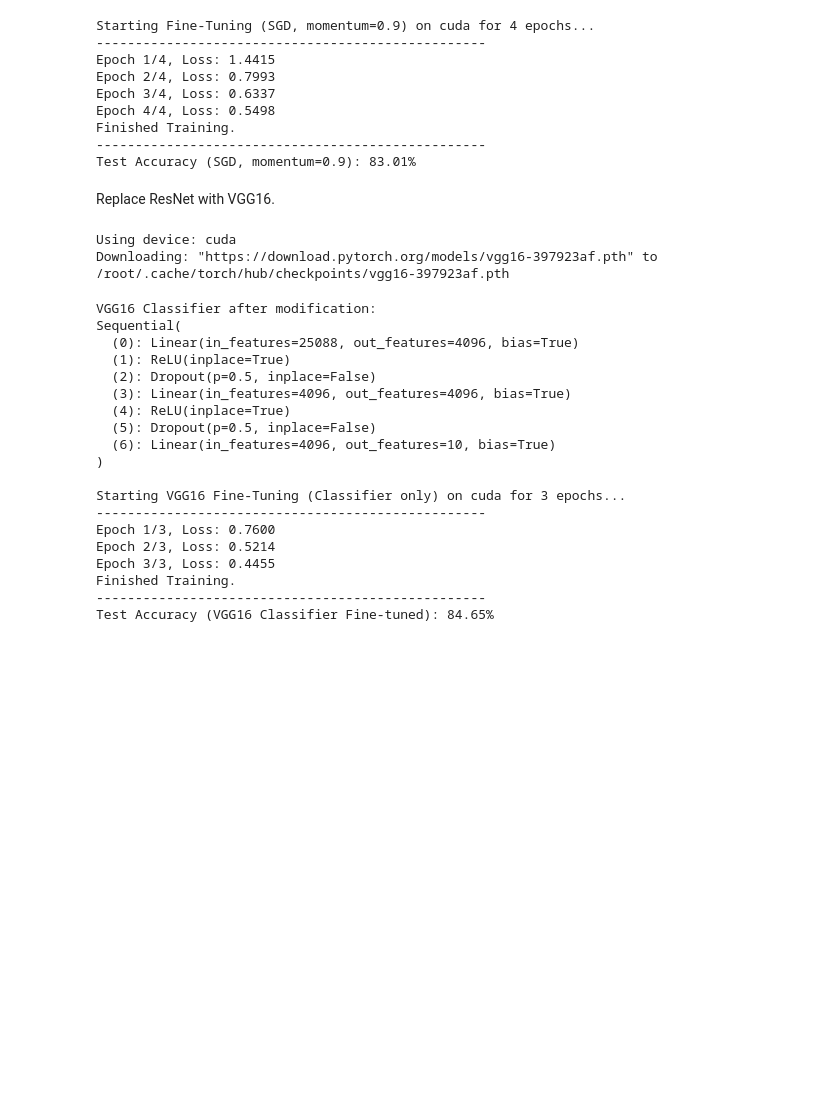
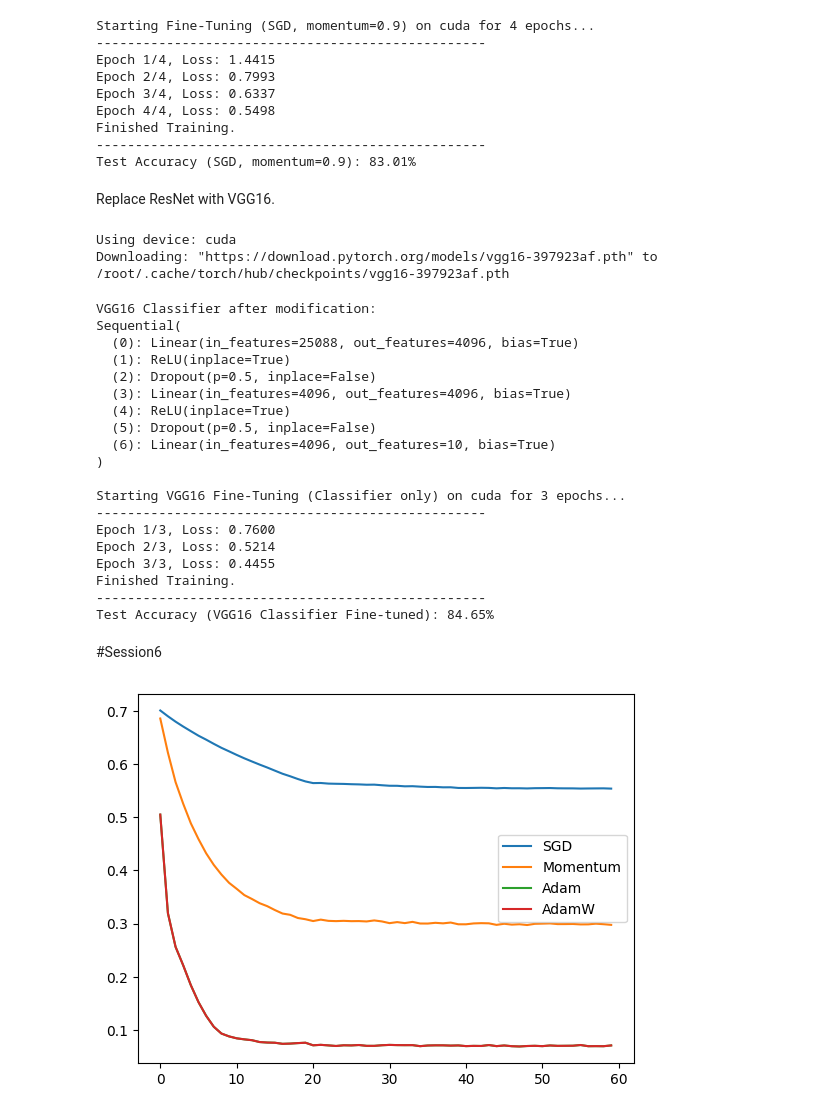
Before and after one commit to AliSalimkhani/DeepNN_Course2025, a Jupyter notebook: DeepNN.ipynb, the cells around one changed output. Saved outputs shown, nothing was run; the diff lists cells and outputs as text; code cells hidden in the pictures; blank space fills up the shorter version.

```diff
--- a/DeepNN.ipynb
+++ b/DeepNN.ipynb
@@ -1641,3 +1641,82 @@ Epoch 3/3, Loss: 0.4455
 Finished Training.
 --------------------------------------------------
 Test Accuracy (VGG16 Classifier Fine-tuned): 84.65%
+# %% [markdown]
+#Session6
+# %%
+import torch, torch.nn as nn, torch.optim as optim
+from torch.optim import lr_scheduler
+from sklearn.datasets import make_moons
+import matplotlib.pyplot as plt
+from torch.utils.data import TensorDataset, DataLoader
+
+X, y = make_moons(n_samples=2000, noise=0.2, random_state=0)
+X = torch.tensor(X, dtype=torch.float32)
+y = torch.tensor(y, dtype=torch.long)
+ds = TensorDataset(X, y)
+loader = DataLoader(ds, batch_size=128, shuffle=True)
+
+class MLP(nn.Module):
+    def __init__(self):
+        super().__init__()
+        self.net = nn.Sequential(
+            nn.Linear(2, 128),
+            nn.ReLU(),
+            nn.Linear(128, 128),
+            nn.ReLU(),
+            nn.Linear(128, 2)
+        )
+    def forward(self, x):
+        return self.net(x)
+
+def train_optimizer(opt_name, lr=1e-3, epochs=60):
+    torch.manual_seed(0)
+    model = MLP()
+
+    if opt_name == 'sgd':
+        opt = optim.SGD(model.parameters(), lr=lr)
+    elif opt_name == 'sgd_mom':
+        opt = optim.SGD(model.parameters(), lr=lr, momentum=0.9)
+    elif opt_name == 'adam':
+        opt = optim.Adam(model.parameters(), lr=lr)
+    elif opt_name == 'adamw':
+        opt = optim.AdamW(model.parameters(), lr=lr, weight_decay=1e-4)
+    else:
+        raise ValueError(opt_name)
+
+    loss_fn = nn.CrossEntropyLoss()
+
+    sched = lr_scheduler.StepLR(opt, step_size=20, gamma=0.1)
+
+    losses = []
+    for epoch in range(epochs):
+        epoch_loss = 0.0
+
+        for xb, yb in loader:
+            opt.zero_grad()
+            out = model(xb)
+            loss = loss_fn(out, yb)
+            loss.backward()
+            opt.step()
+
+            epoch_loss += loss.item()
+
+        sched.step()
+
+        losses.append(epoch_loss / len(loader))
+
+    return losses
+
+loss_sgd = train_optimizer("sgd")
+loss_mom = train_optimizer("sgd_mom")
+loss_adam = train_optimizer("adam")
+loss_adamw = train_optimizer("adamw")
+
+plt.plot(loss_sgd, label="SGD")
+plt.plot(loss_mom, label="Momentum")
+plt.plot(loss_adam, label="Adam")
+plt.plot(loss_adamw, label="AdamW")
+plt.legend()
+plt.show()
+# %% [output]
+[figure, added]
```
Also changed, not shown: parts of 2 cells of this notebook.
